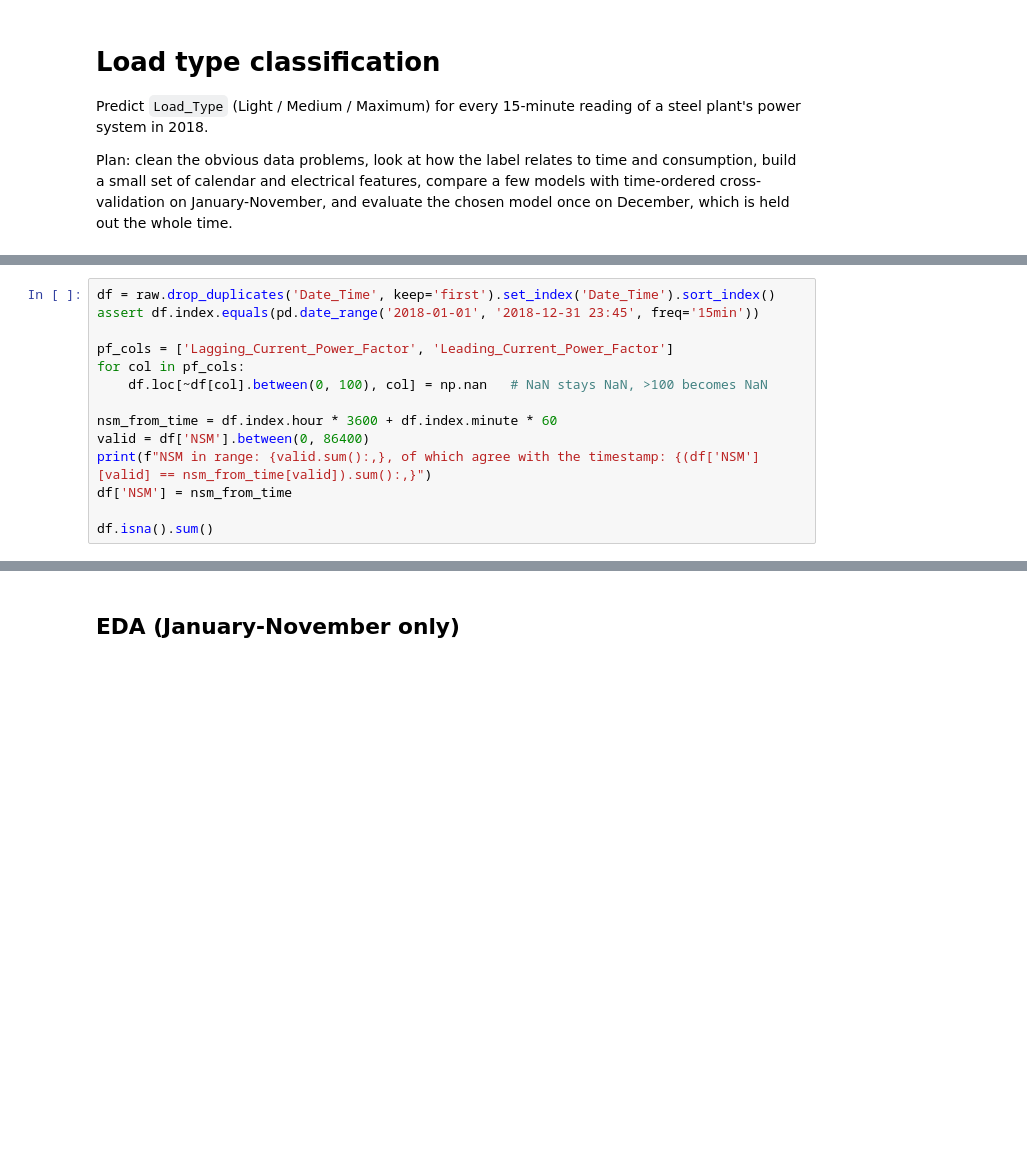
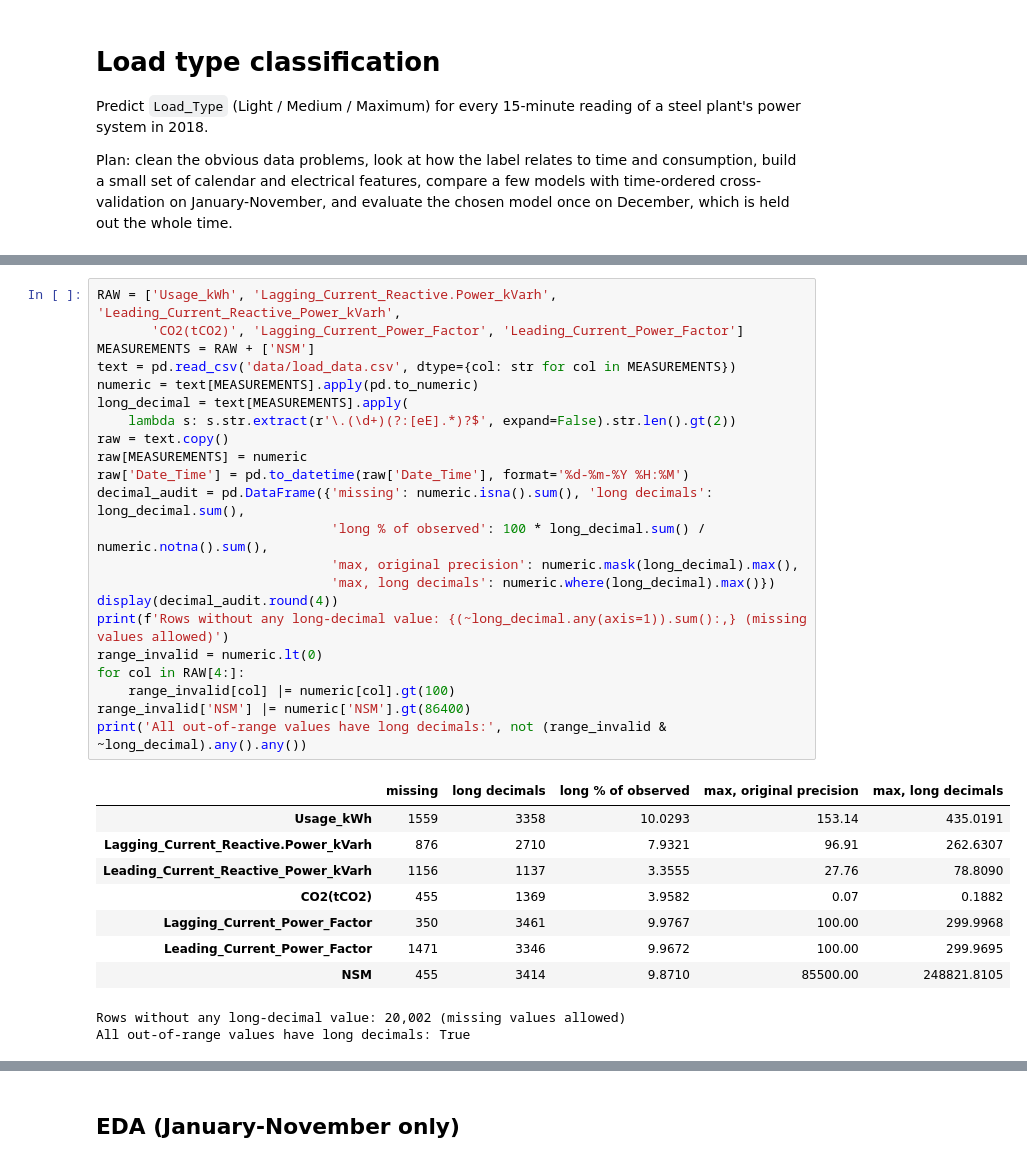
Before and after one commit to AbhiramJayasankar/power-load-type-classification, a Jupyter notebook: load_type_classification.ipynb, the cells around one changed output, grey strips where cells are left out. Drawn from its saved outputs; the diff is of its cells as text; blank space fills up the shorter version.

```diff
--- a/load_type_classification.ipynb
+++ b/load_type_classification.ipynb
@@ -81,14 +40,0 @@ so I keep the first.
-# %%
-df = raw.drop_duplicates('Date_Time', keep='first').set_index('Date_Time').sort_index()
-assert df.index.equals(pd.date_range('2018-01-01', '2018-12-31 23:45', freq='15min'))
-
-pf_cols = ['Lagging_Current_Power_Factor', 'Leading_Current_Power_Factor']
-for col in pf_cols:
-    df.loc[~df[col].between(0, 100), col] = np.nan   # NaN stays NaN, >100 becomes NaN
-
-nsm_from_time = df.index.hour * 3600 + df.index.minute * 60
-valid = df['NSM'].between(0, 86400)
-print(f"NSM in range: {valid.sum():,}, of which agree with the timestamp: {(df['NSM'][valid] == nsm_from_time[valid]).sum():,}")
-df['NSM'] = nsm_from_time
-
-df.isna().sum()
@@ -119,0 +47,33 @@ train: 32,064 rows (Jan-Nov), test: 2,976 rows (Dec)
+# %%
+RAW = ['Usage_kWh', 'Lagging_Current_Reactive.Power_kVarh', 'Leading_Current_Reactive_Power_kVarh',
+       'CO2(tCO2)', 'Lagging_Current_Power_Factor', 'Leading_Current_Power_Factor']
+MEASUREMENTS = RAW + ['NSM']
+text = pd.read_csv('data/load_data.csv', dtype={col: str for col in MEASUREMENTS})
+numeric = text[MEASUREMENTS].apply(pd.to_numeric)
+long_decimal = text[MEASUREMENTS].apply(
+    lambda s: s.str.extract(r'\.(\d+)(?:[eE].*)?$', expand=False).str.len().gt(2))
+raw = text.copy()
+raw[MEASUREMENTS] = numeric
+raw['Date_Time'] = pd.to_datetime(raw['Date_Time'], format='%d-%m-%Y %H:%M')
+decimal_audit = pd.DataFrame({'missing': numeric.isna().sum(), 'long decimals': long_decimal.sum(),
+                              'long % of observed': 100 * long_decimal.sum() / numeric.notna().sum(),
+                              'max, original precision': numeric.mask(long_decimal).max(),
+                              'max, long decimals': numeric.where(long_decimal).max()})
+display(decimal_audit.round(4))
+print(f'Rows without any long-decimal value: {(~long_decimal.any(axis=1)).sum():,} (missing values allowed)')
+range_invalid = numeric.lt(0)
+for col in RAW[4:]:
+    range_invalid[col] |= numeric[col].gt(100)
+range_invalid['NSM'] |= numeric['NSM'].gt(86400)
+print('All out-of-range values have long decimals:', not (range_invalid & ~long_decimal).any().any())
+# %% [output]
+|  | missing | long decimals | long % of observed | max, original precision | max, long decimals |
+| Usage_kWh | 1559 | 3358 | 10.0293 | 153.14 | 435.0191 |
+| Lagging_Current_Reactive.Power_kVarh | 876 | 2710 | 7.9321 | 96.91 | 262.6307 |
+| Leading_Current_Reactive_Power_kVarh | 1156 | 1137 | 3.3555 | 27.76 | 78.8090 |
+| CO2(tCO2) | 455 | 1369 | 3.9582 | 0.07 | 0.1882 |
+| Lagging_Current_Power_Factor | 350 | 3461 | 9.9767 | 100.00 | 299.9968 |
+| Leading_Current_Power_Factor | 1471 | 3346 | 9.9672 | 100.00 | 299.9695 |
+| NSM | 455 | 3414 | 9.8710 | 85500.00 | 248821.8105 |
+Rows without any long-decimal value: 20,002 (missing values allowed)
+All out-of-range values have long decimals: True
```
Also changed, not shown: parts of 67 cells of this notebook, 3 other files.
